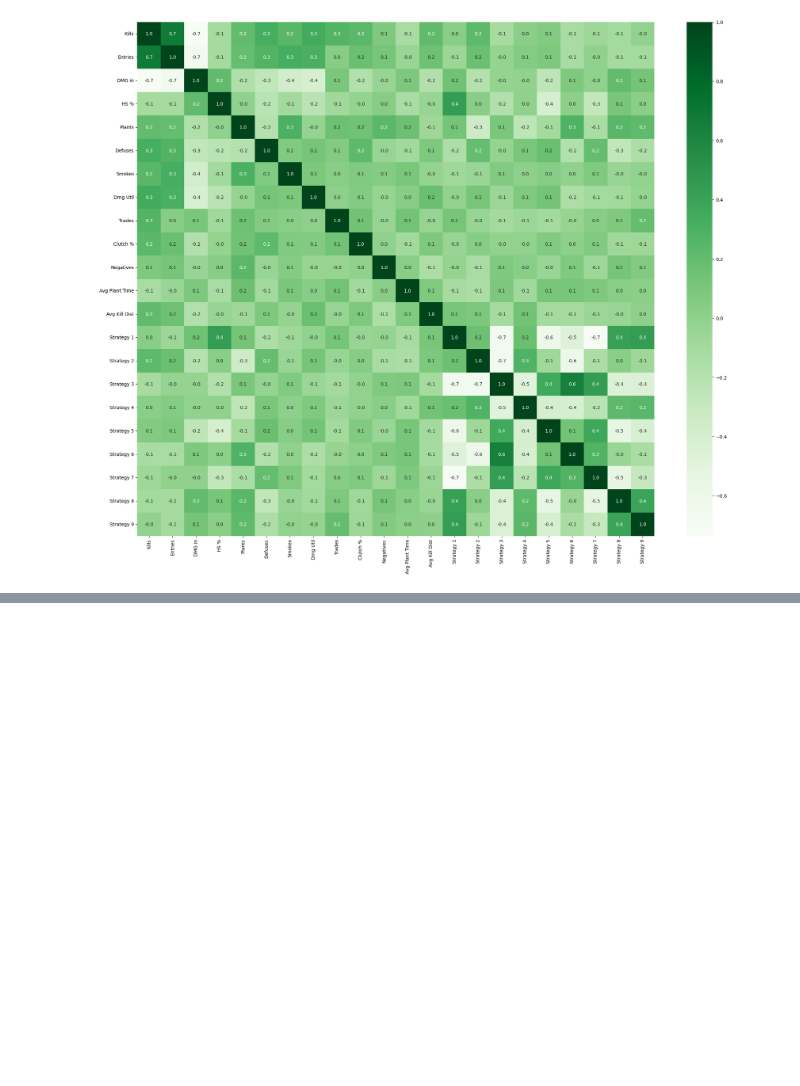
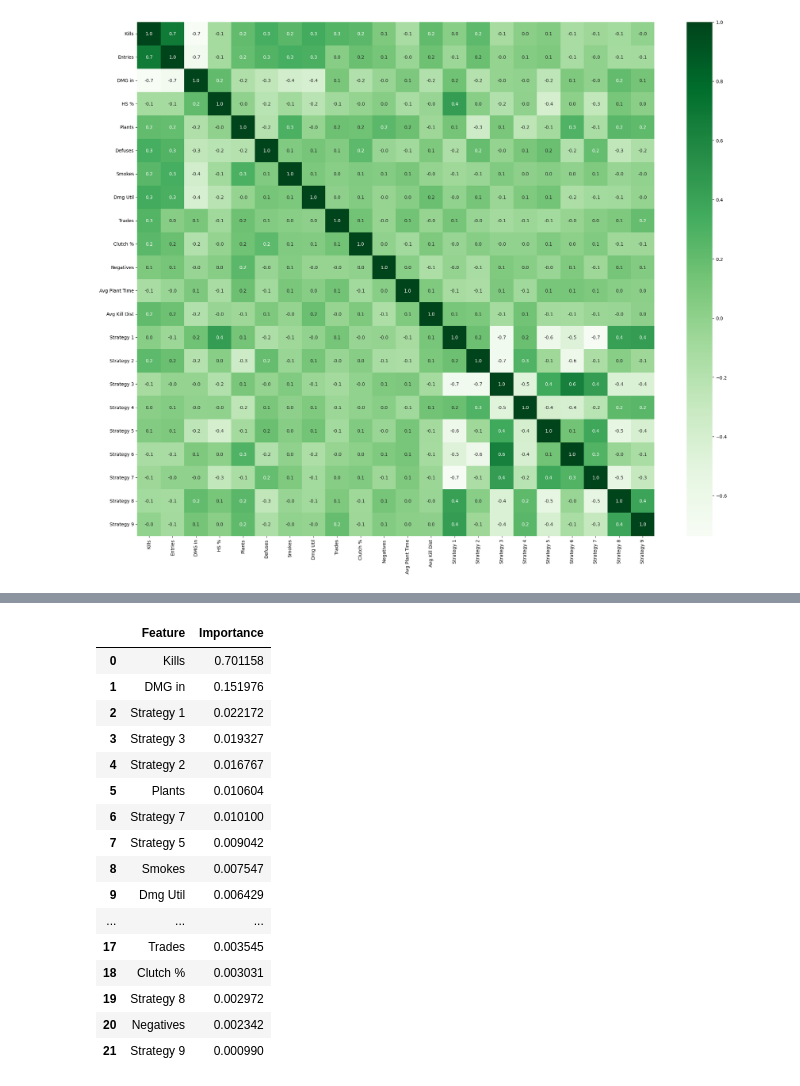
Before and after one commit to MJKingsbury/csA, a Jupyter notebook: src/main.ipynb, the cells around one changed output, grey strips where cells are left out. Saved outputs shown, nothing was run; the diff lists cells and outputs as text; code cells hidden in the pictures; blank space fills up the shorter version.

```diff
--- a/src/main.ipynb
+++ b/src/main.ipynb
@@ -675,6 +661,40 @@ results_TEAM_DATA['RF'] = {
     'MAE': mean_absolute_error(y_test, y_pred_svm_poly),
     'R^2': r2_score(y_test, y_pred_svm_poly)
 }
+# %%
+importances = rf_model.feature_importances_
+importances
+
+features = X_train.columns
+
+importance_df = pd.DataFrame({
+    'Feature': features,
+    'Importance': importances
+})
+
+importance_df = importance_df.sort_values(
+    by = 'Importance',
+    ascending = False).reset_index(drop = True)
+
+importance_df
+# %% [output]
+|  | Feature | Importance |
+| 0 | Kills | 0.701158 |
+| 1 | DMG in | 0.151976 |
+| 2 | Strategy 1 | 0.022172 |
+| 3 | Strategy 3 | 0.019327 |
+| 4 | Strategy 2 | 0.016767 |
+| 5 | Plants | 0.010604 |
+| 6 | Strategy 7 | 0.010100 |
+| 7 | Strategy 5 | 0.009042 |
+| 8 | Smokes | 0.007547 |
+| 9 | Dmg Util | 0.006429 |
+| ... | ... | ... |
+| 17 | Trades | 0.003545 |
+| 18 | Clutch % | 0.003031 |
+| 19 | Strategy 8 | 0.002972 |
+| 20 | Negatives | 0.002342 |
+| 21 | Strategy 9 | 0.000990 |
 # %%
 print("Regression Results - Trajectory Features INCLUDED")
 results_TEAM_DATA
```
Also changed, not shown: parts of 8 cells of this notebook.
